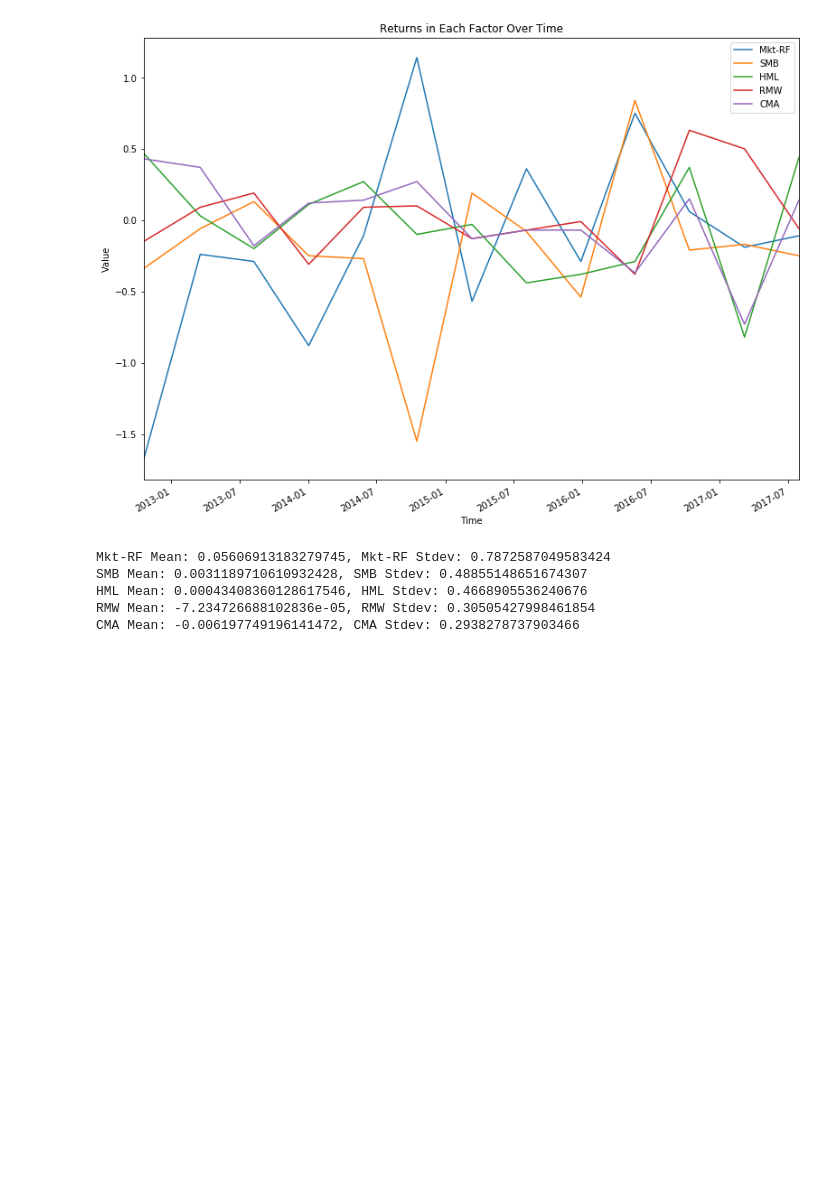
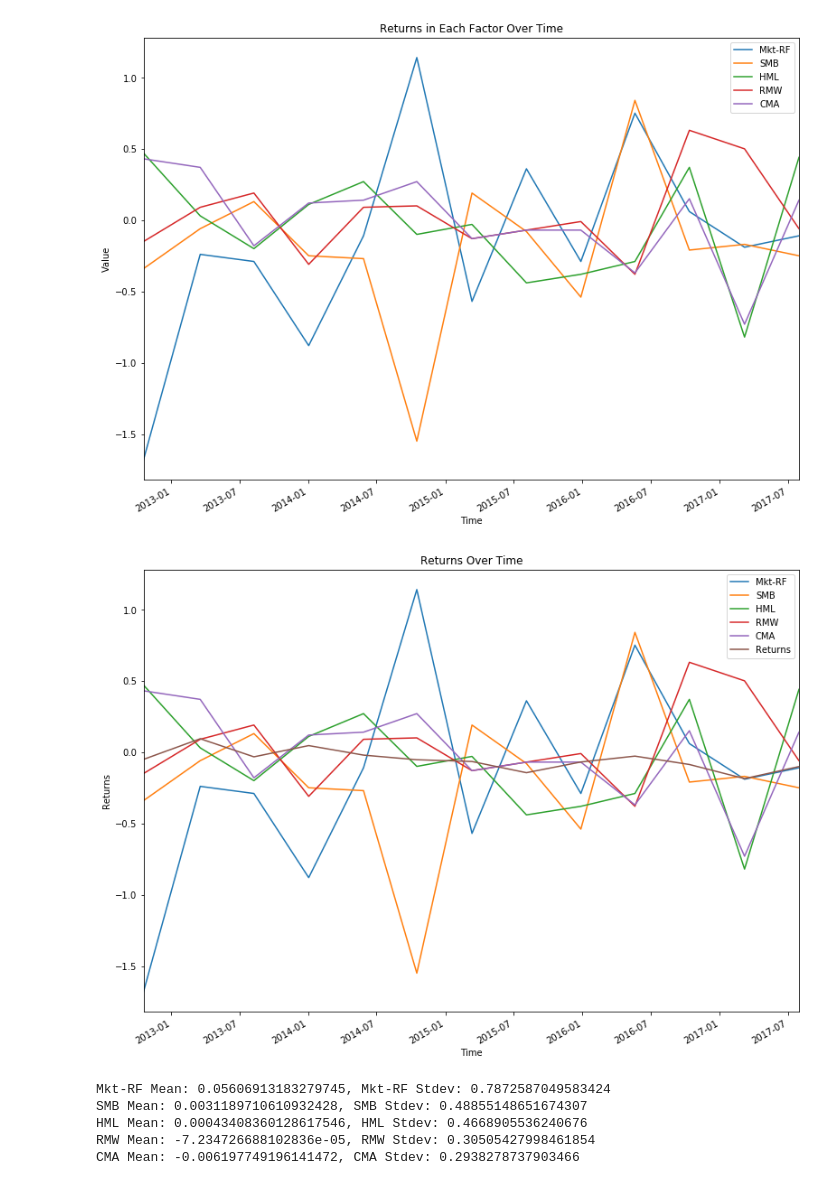
Before and after one commit to WChang1/HFAC_Factor_Project, a Jupyter notebook: Factor Analysis 2.ipynb, the cells around one changed output. Saved outputs shown, nothing was run; the diff lists cells and outputs as text; code cells hidden in the pictures; blank space fills up the shorter version.

```diff
--- a/Factor Analysis 2.ipynb
+++ b/Factor Analysis 2.ipynb
@@ -194,6 +194,17 @@ ax.set_ylabel('Value');
 ax.set_title('Returns in Each Factor Over Time');
 # %% [output]
 [figure]
+# %%
+msk = [True if i % 100 ==0 else False for i in range(len(three_factor_df))]
+fig, ax = plt.subplots(figsize=default_dims)
+for factor in five_factors:
+    five_factor_df[factor][msk].plot(legend = True);
+portfolio_values['Returns'][msk].plot(legend = True);
+ax.set_xlabel('Time');
+ax.set_ylabel('Returns');
+ax.set_title('Returns Over Time');
+# %% [output]
+[figure, added]
 # %%
 for factor in five_factors:
     fig, ax = pyplot.subplots()
```
Also changed, not shown: parts of 4 cells of this notebook, 1 other file.
